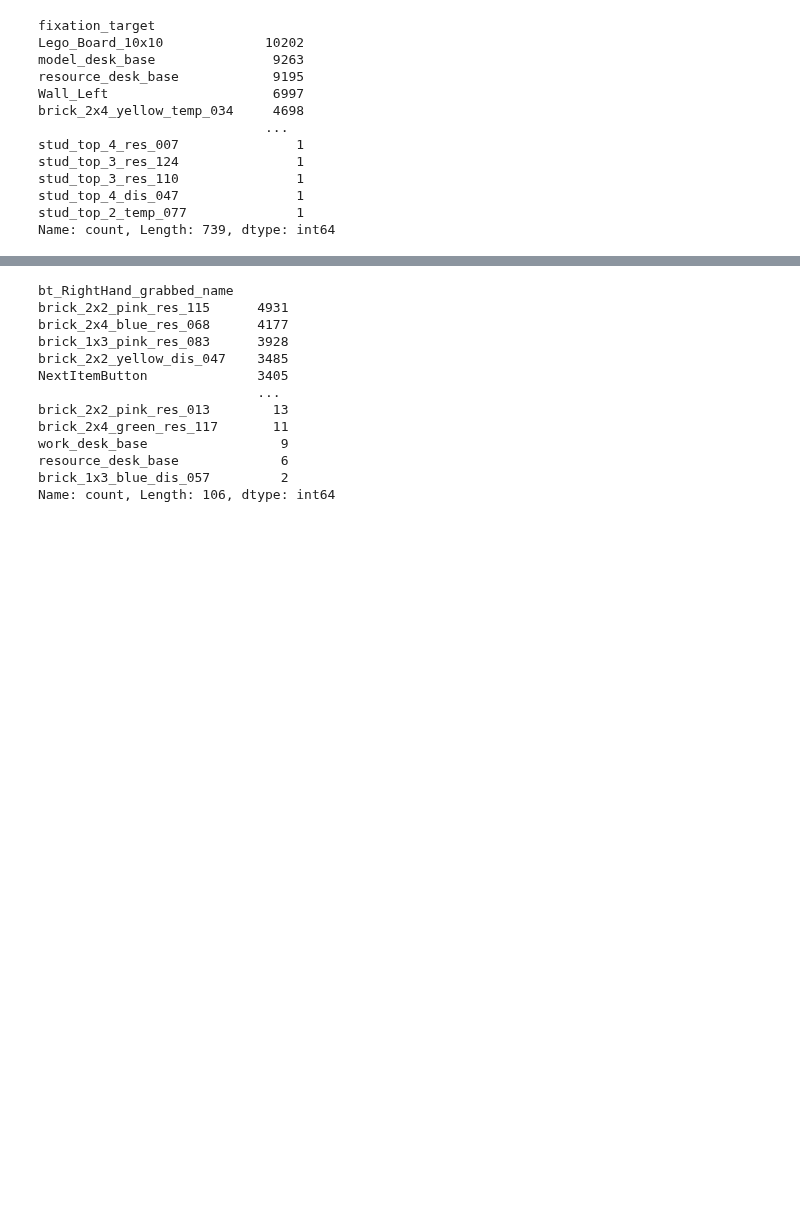
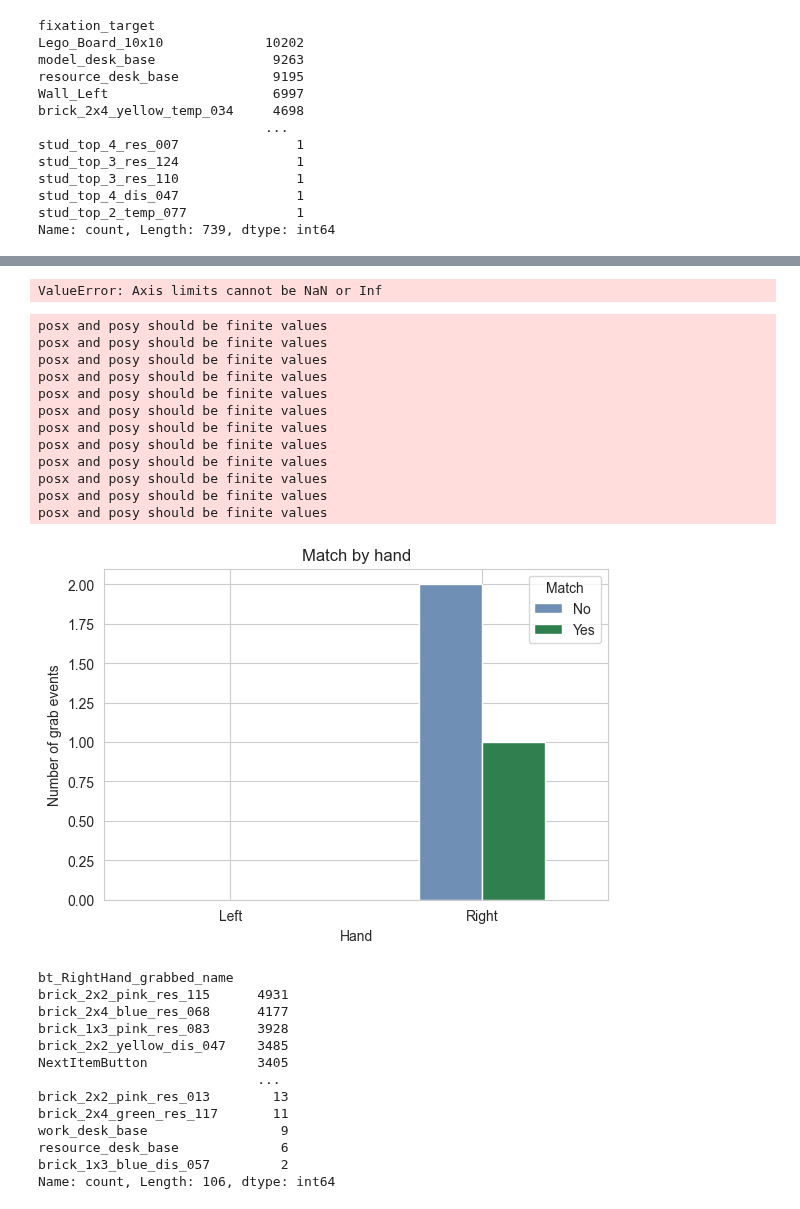
Before and after one commit to JohnMadrid/lego-vr-analysis, a Jupyter notebook: eye-classification/notebooks/lego_analysis.ipynb, the cells around one changed output, grey strips where cells are left out. Cells and saved outputs as stored; diff of their text form; code cells hidden in the pictures; blank space fills up the shorter version.

```diff
--- a/eye-classification/notebooks/lego_analysis.ipynb
+++ b/eye-classification/notebooks/lego_analysis.ipynb
@@ -1063,3 +1514,66 @@ Name: count, Length: 739, dtype: int64
+# %%
+hand_counts = (
+    grab_fixation_matches
+    .dropna(subset=["grab_matches_previous_model_fixation"])
+    .assign(
+        match_label=lambda x: x["grab_matches_previous_model_fixation"]
+        .map({True: "Yes", False: "No"})
+    )
+    .groupby(["grab_hand", "match_label"])
+    .size()
+    .unstack(fill_value=0)
+    .reindex(index=["left", "right"])
+    .reindex(columns=["No", "Yes"], fill_value=0)
+)
+
+hand_percentages = hand_counts.div(hand_counts.sum(axis=1), axis=0) * 100
+
+ax = hand_counts.plot(
+    kind="bar",
+    color=["#6f8fb5", "#2f7f4f"],
+    figsize=(6.5, 4.3),
+)
+
+ax.set_title("Match by hand")
+ax.set_xlabel("Hand")
+ax.set_ylabel("Number of grab events")
+ax.set_xticklabels(["Left", "Right"], rotation=0)
+ax.legend(title="Match")
+
+for container, match_label in zip(ax.containers, hand_counts.columns):
+    for bar, hand in zip(container, hand_counts.index):
+        height = bar.get_height()
+        percent = hand_percentages.loc[hand, match_label]
+
+        ax.text(
+            bar.get_x() + bar.get_width() / 2,
+            height + hand_counts.to_numpy().max() * 0.025,
+            f"{percent:.1f}%",
+            ha="center",
+            va="bottom",
+            fontsize=10,
+            fontweight="bold",
+        )
+
+ax.set_ylim(0, hand_counts.to_numpy().max() * 1.2)
+
+plt.tight_layout()
+plt.show()
+# %% [output]
+ValueError: Axis limits cannot be NaN or Inf
+posx and posy should be finite values
+posx and posy should be finite values
+posx and posy should be finite values
+posx and posy should be finite values
+posx and posy should be finite values
+posx and posy should be finite values
+posx and posy should be finite values
+posx and posy should be finite values
+posx and posy should be finite values
+posx and posy should be finite values
+posx and posy should be finite values
+posx and posy should be finite values
+[figure, added]
 # %%
 df["bt_RightHand_grabbed_name"].value_counts()
 # %% [output]
```
Also changed, not shown: parts of 32 cells of this notebook, 8 other files.
